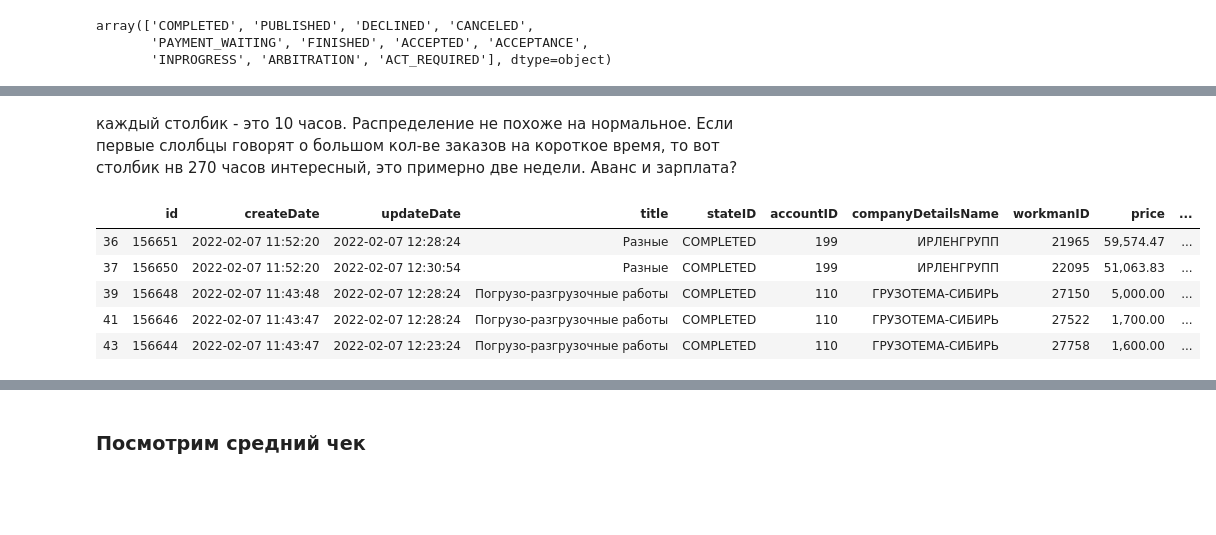
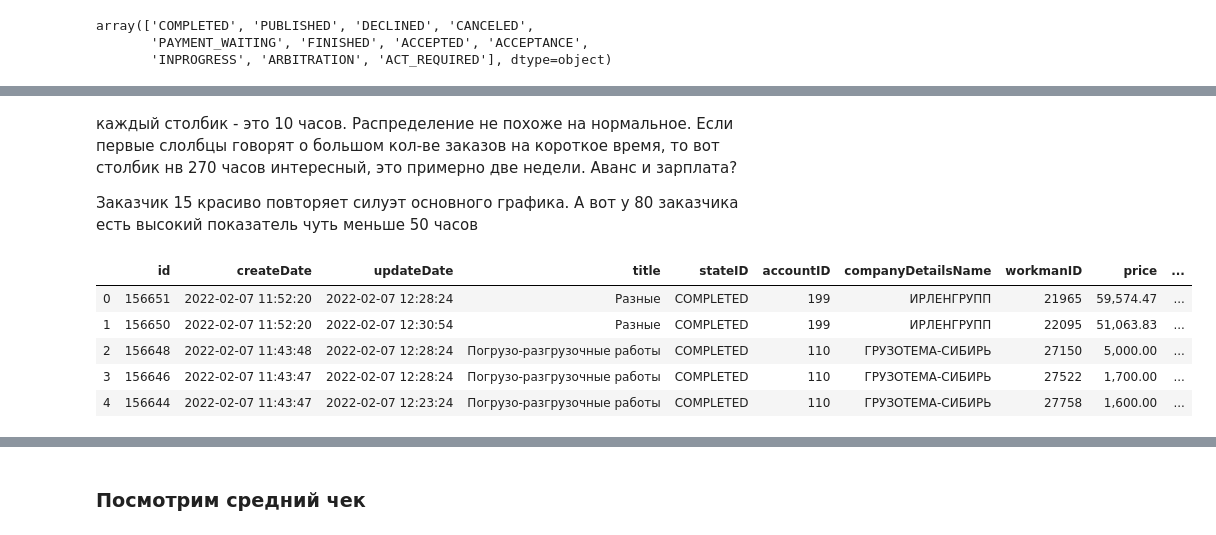
Before and after one commit to Kargot555/qugo_jobs, a Jupyter notebook: 02_2022/analis_20-01-2022.ipynb, the cells around one changed output, grey strips where cells are left out. Saved outputs shown, nothing was run; the diff lists cells and outputs as text; code cells hidden in the pictures; blank space fills up the shorter version.

```diff
--- a/02_2022/analis_20-01-2022.ipynb
+++ b/02_2022/analis_20-01-2022.ipynb
@@ -1904,0 +1912,3 @@ jobOffers.query('jobID == 156651')
+# %%
+# оставим только завершённые заказы, подтверждённые с обеих сторон
+offers_end = jobOffers.query('stateID in ("COMPLETED","FINISHED")').reset_index()
@@ -1904,0 +1931,3 @@ jobOffers.query('jobID == 156651')
+# %%
+# переименуем нужные нам столбцы для дальнейшего слияния
+offers_end = offers_end.rename(columns={'createDate':'offercreateDate','createDay':'offercreateDay'})
@@ -1904,0 +1941,4 @@ jobOffers.query('jobID == 156651')
+# %%
+# присоединим дату отклика и выполнения заказа к таблице с заказами
+jobs_time = jobs.merge(offers_end[['jobID','finishExecuteDate','finishExecuteDay','offercreateDate','offercreateDay','cancelDate']],
+                                   left_on='id', right_on='jobID')
@@ -1905,7 +2022,8 @@ jobOffers.query('jobID == 156651')
 # %%
 # посчитаем время, затраченное на выполнение каждого заказа
+# отнимем от finishExecuteDate offercreateDate
 jobs_time['working_hours'] = (
-    jobs_time['paymentDate'] - jobs_time['createDate']
+    jobs_time['finishExecuteDate'] - jobs_time['offercreateDate']
 ).dt.total_seconds()/3600
 # %%
 jobs_time.head()
@@ -1944,17 +2090,19 @@ plt.show()
 # %% [markdown]
 каждый столбик - это 10 часов. Распределение не похоже на нормальное. Если первые слолбцы говорят о большом кол-ве заказов на короткое время, то вот столбик нв 270 часов интересный, это примерно две недели. Аванс и зарплата?
+
+Заказчик 15 красиво повторяет силуэт основного графика. А вот у 80 заказчика есть высокий показатель чуть меньше 50 часов
 # %%
 # выделим месяц из даты начала задания. Будем счиать по ним, сколько тратится времени на задания по каждому заказчику
-jobs_time['month'] = jobs_time['createDate'].dt.strftime('%Y-%m')
+jobs_time['offermonth'] = jobs_time['offercreateDate'].dt.strftime('%Y-%m')
 
 # сразу приведём в формату даты, чтобы легче было графики строить
-jobs_time['month'] = pd.to_datetime(jobs_time['month'], format="%Y-%m")
+jobs_time['offermonth'] = pd.to_datetime(jobs_time['offermonth'], format="%Y-%m")
 jobs_time.head()
 # %% [output]
 |  | id | createDate | updateDate | title | stateID | accountID | companyDetailsName | workmanID | price | ... |
-| 36 | 156651 | 2022-02-07 11:52:20 | 2022-02-07 12:28:24 | Разные | COMPLETED | 199 | ИРЛЕНГРУПП | 21965 | 59,574.47 | ... |
-| 37 | 156650 | 2022-02-07 11:52:20 | 2022-02-07 12:30:54 | Разные | COMPLETED | 199 | ИРЛЕНГРУПП | 22095 | 51,063.83 | ... |
-| 39 | 156648 | 2022-02-07 11:43:48 | 2022-02-07 12:28:24 | Погрузо-разгрузочные работы | COMPLETED | 110 | ГРУЗОТЕМА-СИБИРЬ | 27150 | 5,000.00 | ... |
-| 41 | 156646 | 2022-02-07 11:43:47 | 2022-02-07 12:28:24 | Погрузо-разгрузочные работы | COMPLETED | 110 | ГРУЗОТЕМА-СИБИРЬ | 27522 | 1,700.00 | ... |
-| 43 | 156644 | 2022-02-07 11:43:47 | 2022-02-07 12:23:24 | Погрузо-разгрузочные работы | COMPLETED | 110 | ГРУЗОТЕМА-СИБИРЬ | 27758 | 1,600.00 | ... |
+| 0 | 156651 | 2022-02-07 11:52:20 | 2022-02-07 12:28:24 | Разные | COMPLETED | 199 | ИРЛЕНГРУПП | 21965 | 59,574.47 | ... |
+| 1 | 156650 | 2022-02-07 11:52:20 | 2022-02-07 12:30:54 | Разные | COMPLETED | 199 | ИРЛЕНГРУПП | 22095 | 51,063.83 | ... |
+| 2 | 156648 | 2022-02-07 11:43:48 | 2022-02-07 12:28:24 | Погрузо-разгрузочные работы | COMPLETED | 110 | ГРУЗОТЕМА-СИБИРЬ | 27150 | 5,000.00 | ... |
+| 3 | 156646 | 2022-02-07 11:43:47 | 2022-02-07 12:28:24 | Погрузо-разгрузочные работы | COMPLETED | 110 | ГРУЗОТЕМА-СИБИРЬ | 27522 | 1,700.00 | ... |
+| 4 | 156644 | 2022-02-07 11:43:47 | 2022-02-07 12:23:24 | Погрузо-разгрузочные работы | COMPLETED | 110 | ГРУЗОТЕМА-СИБИРЬ | 27758 | 1,600.00 | ... |
 # %%
```
Also changed, not shown: parts of 61 cells of this notebook.
